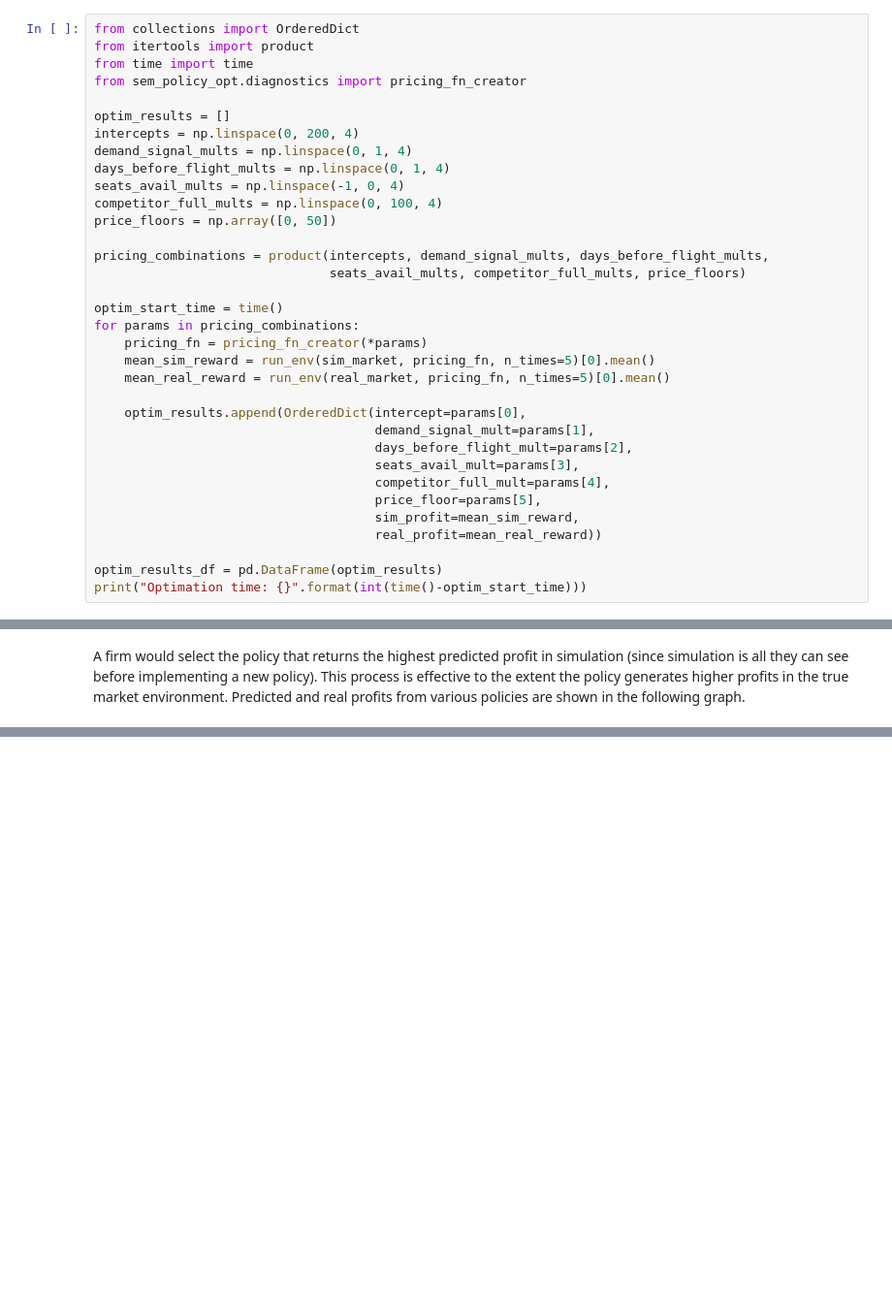
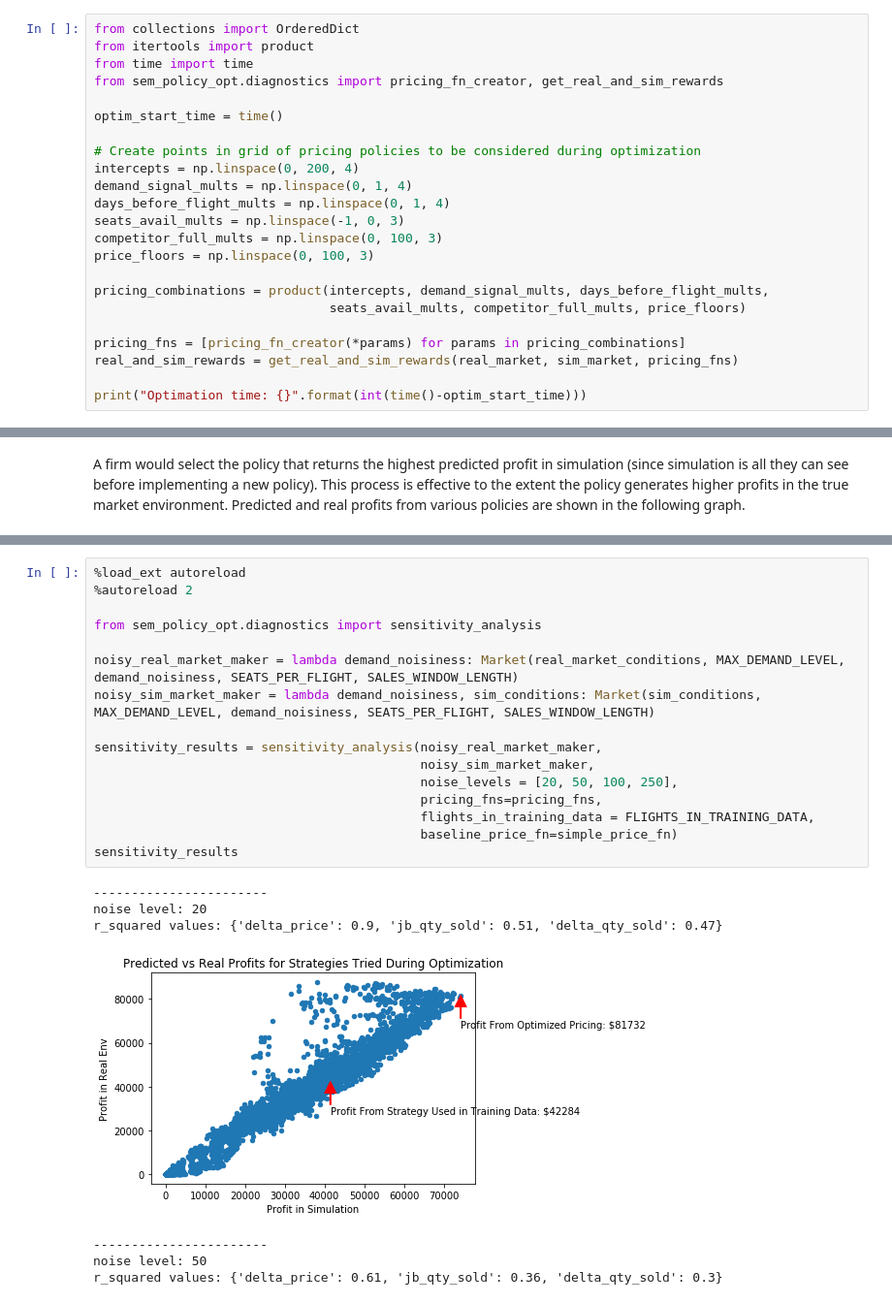
Before and after one commit to Mustapha-Wasseja/sem_policy_opt, a Jupyter notebook: main.ipynb, the cells around one changed output, grey strips where cells are left out. Shown: that part at 97% size. Saved outputs shown, nothing was run; the diff lists cells and outputs as text; blank space fills up the shorter version.

```diff
--- a/main.ipynb
+++ b/main.ipynb
@@ -247,33 +226,22 @@ The optimization code is below.
 from collections import OrderedDict
 from itertools import product
 from time import time
-from sem_policy_opt.diagnostics import pricing_fn_creator
+from sem_policy_opt.diagnostics import pricing_fn_creator, get_real_and_sim_rewards
 
-optim_results = []
+optim_start_time = time()
+
+# Create points in grid of pricing policies to be considered during optimization
 intercepts = np.linspace(0, 200, 4)
 demand_signal_mults = np.linspace(0, 1, 4)
 days_before_flight_mults = np.linspace(0, 1, 4)
-seats_avail_mults = np.linspace(-1, 0, 4)
-competitor_full_mults = np.linspace(0, 100, 4)
-price_floors = np.array([0, 50])
+seats_avail_mults = np.linspace(-1, 0, 3)
+competitor_full_mults = np.linspace(0, 100, 3)
+price_floors = np.linspace(0, 100, 3)
 
 pricing_combinations = product(intercepts, demand_signal_mults, days_before_flight_mults,
                                seats_avail_mults, competitor_full_mults, price_floors)
 
-optim_start_time = time()
-for params in pricing_combinations:
-    pricing_fn = pricing_fn_creator(*params)
-    mean_sim_reward = run_env(sim_market, pricing_fn, n_times=5)[0].mean()
-    mean_real_reward = run_env(real_market, pricing_fn, n_times=5)[0].mean()
+pricing_fns = [pricing_fn_creator(*params) for params in pricing_combinations]
+real_and_sim_rewards = get_real_and_sim_rewards(real_market, sim_market, pricing_fns)
 
-    optim_results.append(OrderedDict(intercept=params[0],
-                                     demand_signal_mult=params[1],
-                                     days_before_flight_mult=params[2],
-                                     seats_avail_mult=params[3],
-                                     competitor_full_mult=params[4],
-                                     price_floor=params[5],
-                                     sim_profit=mean_sim_reward,
-                                     real_profit=mean_real_reward))
-
-optim_results_df = pd.DataFrame(optim_results)
 print("Optimation time: {}".format(int(time()-optim_start_time)))
@@ -312,0 +267,24 @@ Despite these shortcomings, this notebook demonstrates an optimization workflow
+# %%
+%load_ext autoreload
+%autoreload 2
+
+from sem_policy_opt.diagnostics import sensitivity_analysis
+
+noisy_real_market_maker = lambda demand_noisiness: Market(real_market_conditions, MAX_DEMAND_LEVEL, demand_noisiness, SEATS_PER_FLIGHT, SALES_WINDOW_LENGTH)
+noisy_sim_market_maker = lambda demand_noisiness, sim_conditions: Market(sim_conditions, MAX_DEMAND_LEVEL, demand_noisiness, SEATS_PER_FLIGHT, SALES_WINDOW_LENGTH)
+
+sensitivity_results = sensitivity_analysis(noisy_real_market_maker,
+                                           noisy_sim_market_maker,
+                                           noise_levels = [20, 50, 100, 250],
+                                           pricing_fns=pricing_fns,
+                                           flights_in_training_data = FLIGHTS_IN_TRAINING_DATA,
+                                           baseline_price_fn=simple_price_fn)
+sensitivity_results
+# %% [output]
+-----------------------
+noise level: 20
+r_squared values: {'delta_price': 0.9, 'jb_qty_sold': 0.51, 'delta_qty_sold': 0.47}
+[figure, added]
+-----------------------
+noise level: 50
+r_squared values: {'delta_price': 0.61, 'jb_qty_sold': 0.36, 'delta_qty_sold': 0.3}
```
Also changed, not shown: parts of 29 cells of this notebook, 7 other files.
